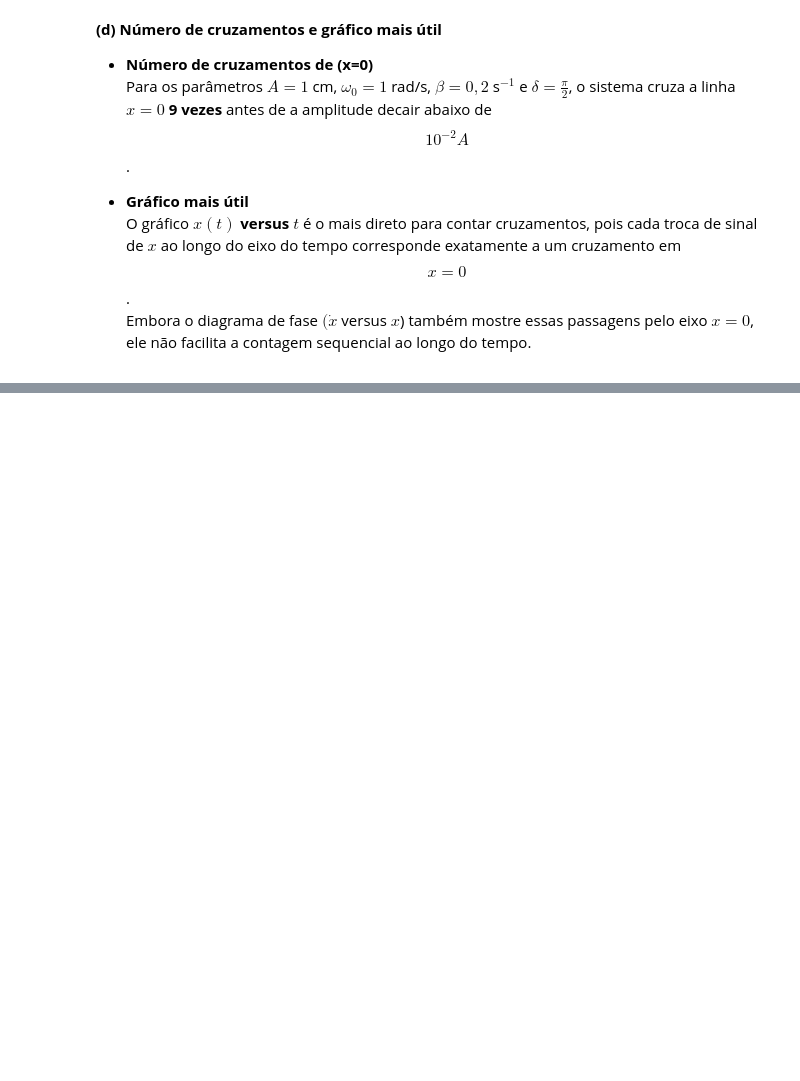
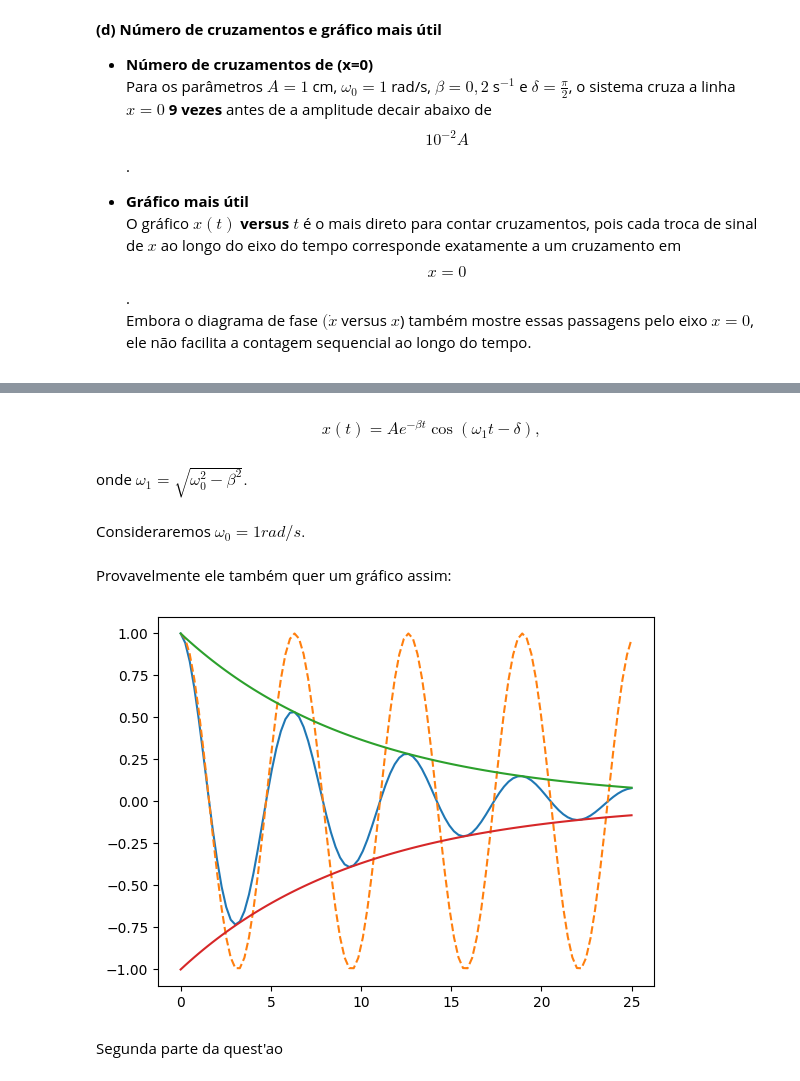
Before and after one commit to ylaksl/lista_num_mecanica, a Jupyter notebook: Problemas numericos_mec classica.ipynb, the cells around one changed output, grey strips where cells are left out. Saved outputs shown, nothing was run; the diff lists cells and outputs as text; code cells hidden in the pictures; blank space fills up the shorter version.

```diff
--- a/Problemas numericos_mec classica.ipynb
+++ b/Problemas numericos_mec classica.ipynb
@@ -446,0 +585,8 @@ Número de cruzamentos de x=0 até |x| < 10⁻²A: 9
+# %% [markdown]
+$$ x(t) = Ae^{-\beta t}\cos{(\omega_1 t - \delta)},$$
+# %% [markdown]
+onde $\omega_1 = \sqrt{\omega_0^2-\beta^2}.$
+# %% [markdown]
+Consideraremos $\omega_0 = 1 rad/s.$
+# %% [markdown]
+Provavelmente ele também quer um gráfico assim:
@@ -446,0 +596,30 @@ Número de cruzamentos de x=0 até |x| < 10⁻²A: 9
+# %%
+A = 1.0
+beta = 0.1
+omegazero = 1
+omega1 = np.sqrt(omegazero**2 - beta**2)
+delta = 0
+
+
+tempos = np.linspace(0,25,100)
+xs = []
+xzero = []
+exps_pos = []
+exps_neg = []
+
+for t in tempos:
+    xzero.append(A*np.exp(-0*t)*np.cos(omega1*t-delta))
+    xs.append(A*np.exp(-beta*t)*np.cos(omega1*t-delta))
+    exps_pos.append(np.exp(-beta*t))
+    exps_neg.append(-np.exp(-beta*t))
+
+plt.plot(tempos, xs)
+plt.plot(tempos,xzero, "--")
+plt.plot(tempos, exps_pos)
+plt.plot(tempos, exps_neg)
+
+plt.show()
+# %% [output]
+[figure, added]
+# %% [markdown]
+Segunda parte da quest'ao
```
Also changed, not shown: parts of 84 cells of this notebook.
